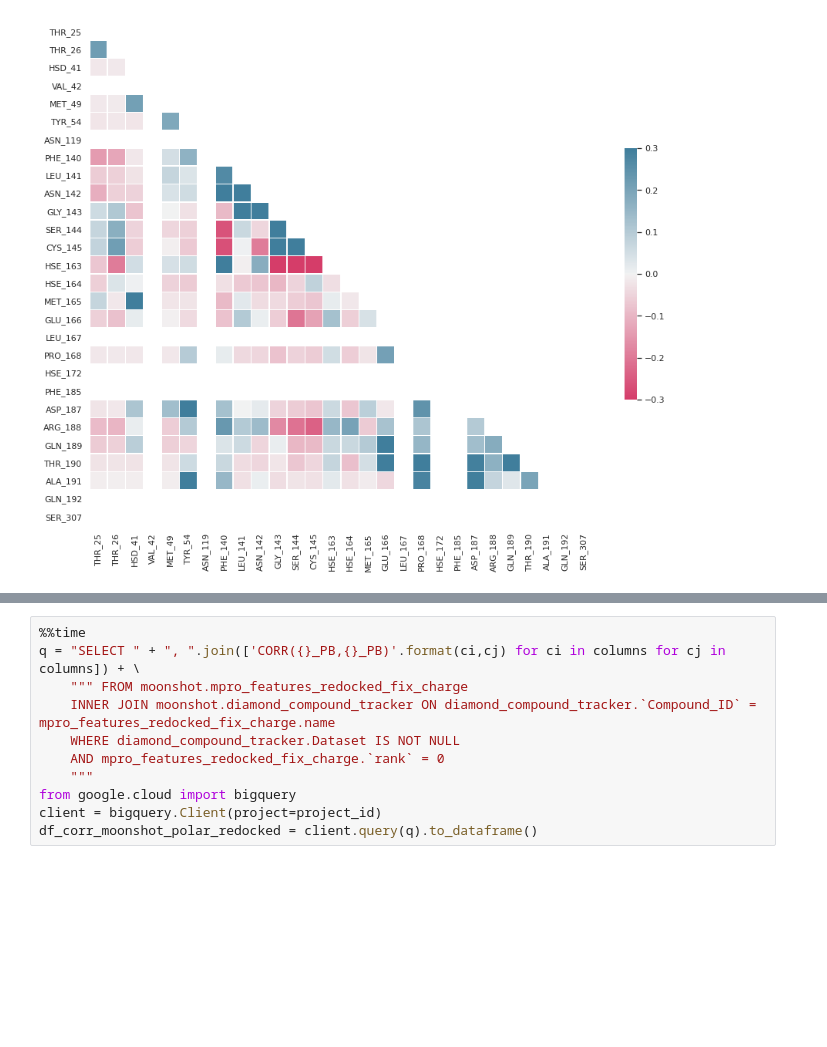
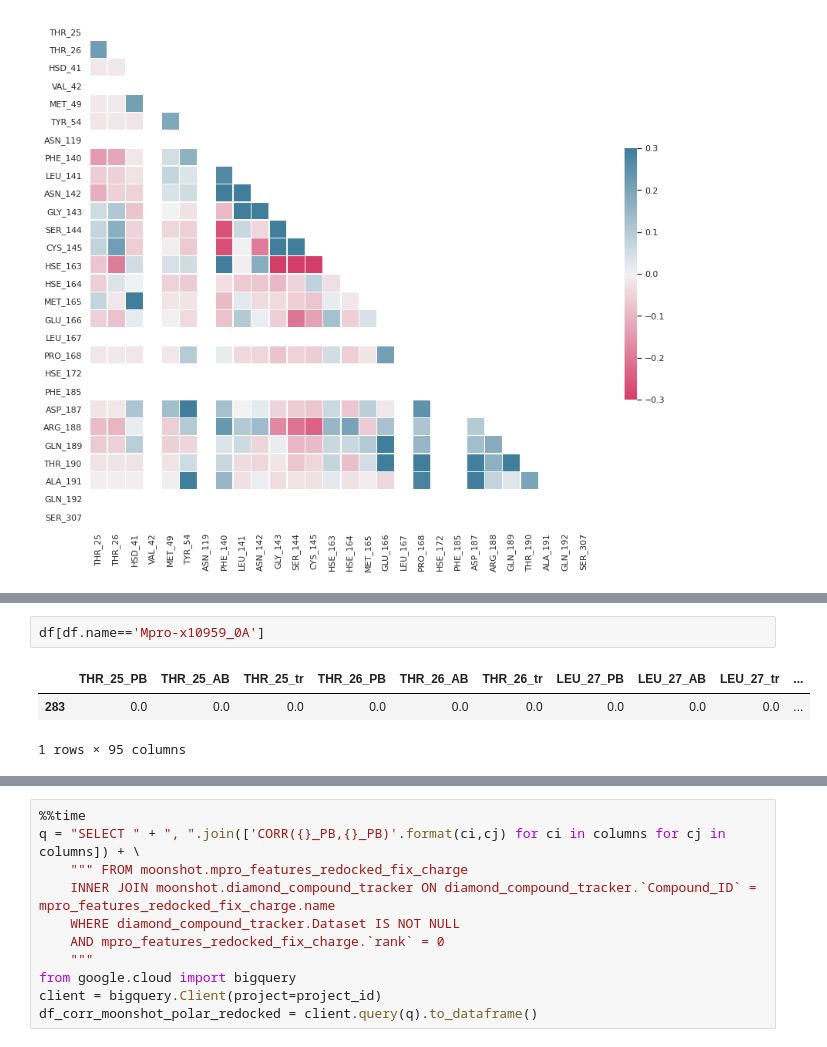
Before and after one commit to jglaser/gigadocking_notebooks, a Jupyter notebook: Gigadocking.ipynb, the cells around one changed output, grey strips where cells are left out. Cells and saved outputs as stored; diff of their text form; blank space fills up the shorter version.

```diff
--- a/Gigadocking.ipynb
+++ b/Gigadocking.ipynb
@@ -313 +315,7 @@ df['HSE_163_PB'].hist()
+# %%
+df[df.name=='Mpro-x10959_0A']
+# %% [output]
+|  | THR_25_PB | THR_25_AB | THR_25_tr | THR_26_PB | THR_26_AB | THR_26_tr | LEU_27_PB | LEU_27_AB | LEU_27_tr | ... |
+| 283 | 0.0 | 0.0 | 0.0 | 0.0 | 0.0 | 0.0 | 0.0 | 0.0 | 0.0 | ... |
+1 rows × 95 columns
 # %%
```
Also changed, not shown: parts of 7 cells of this notebook.
